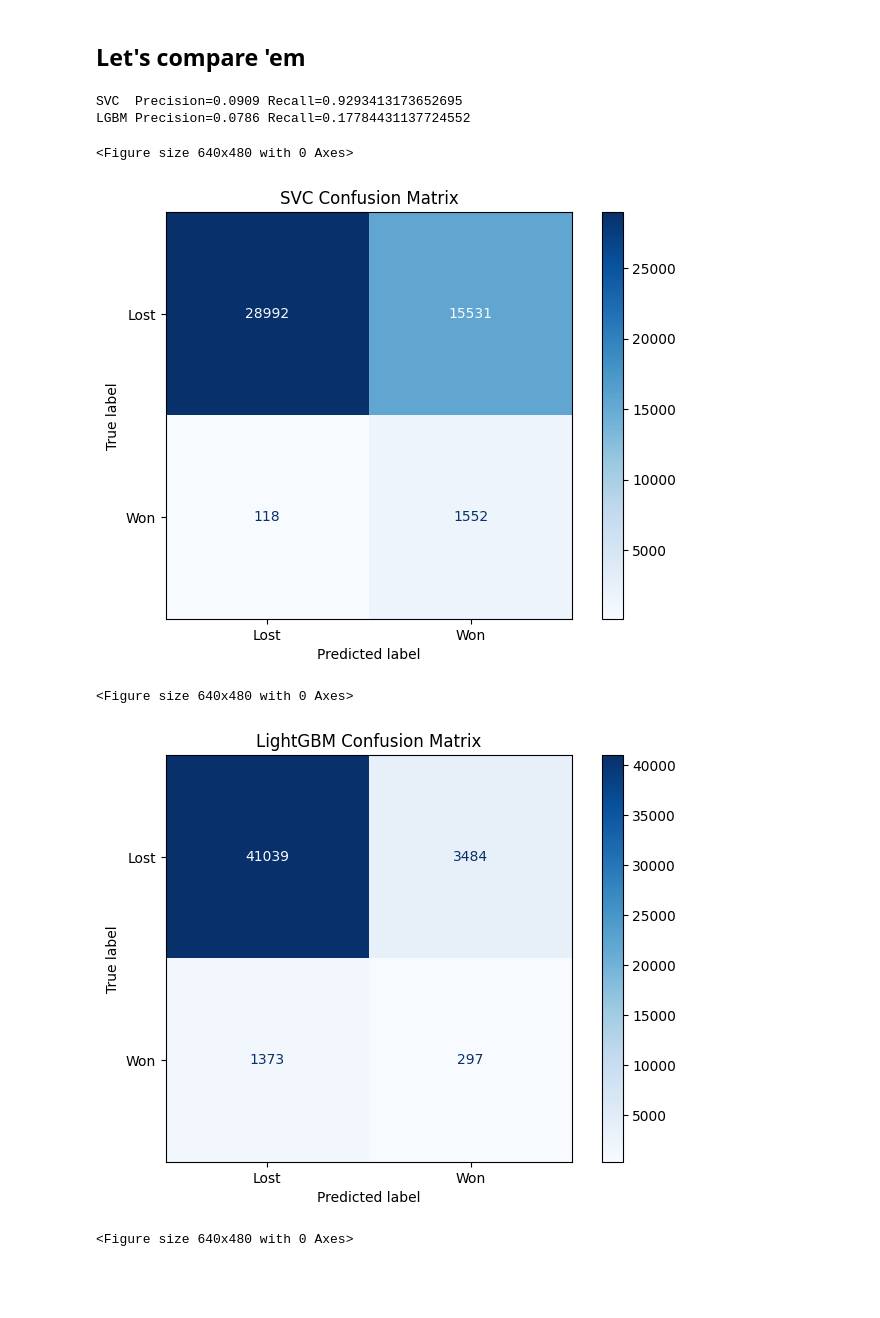
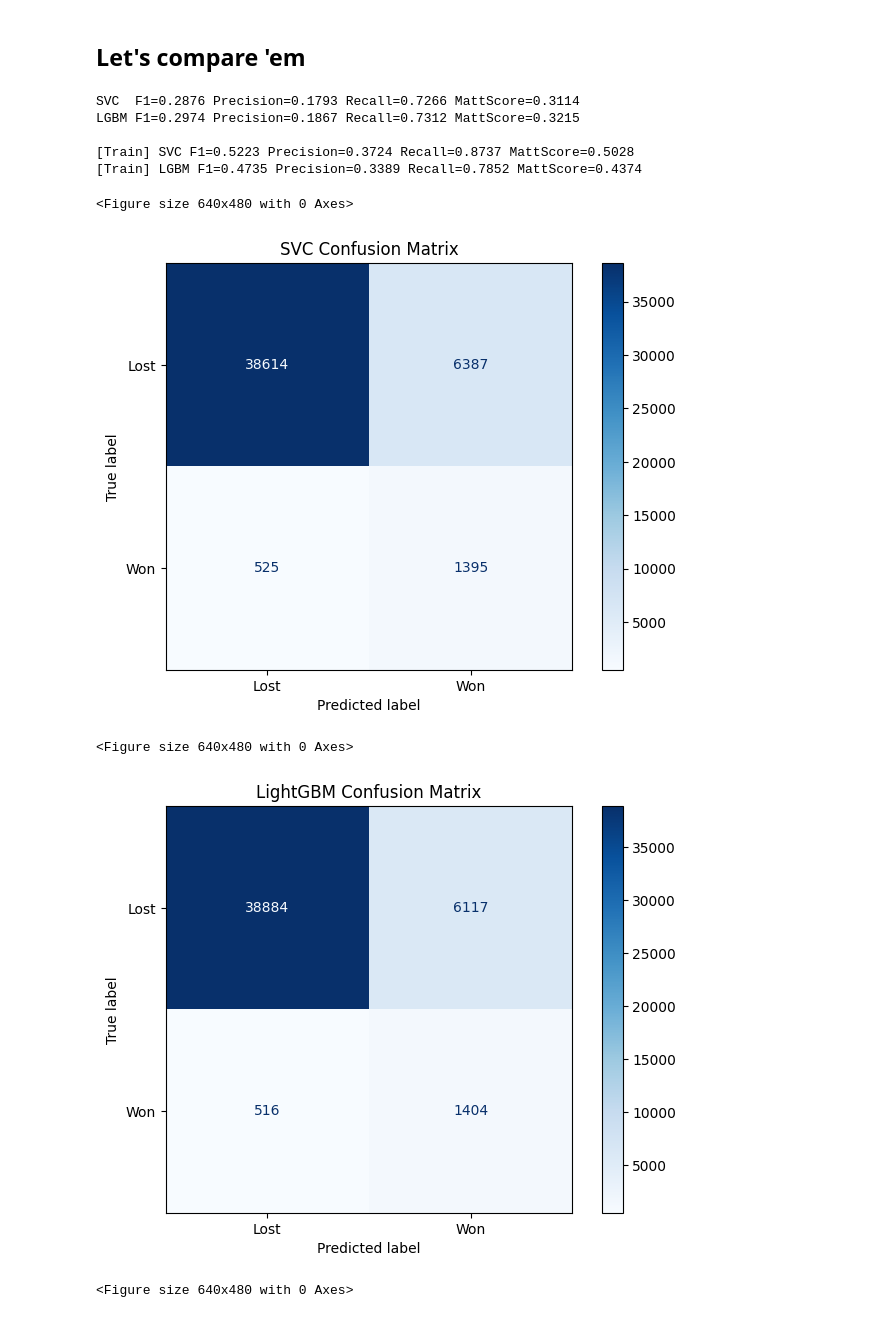
Before and after one commit to viktortsvil/capstone-rg, a Jupyter notebook: svc vs lightgbm.ipynb, the cells around one changed output. Cells and saved outputs as stored; diff of their text form; code cells hidden in the pictures; blank space fills up the shorter version.

```diff
--- a/svc vs lightgbm.ipynb
+++ b/svc vs lightgbm.ipynb
@@ -227,26 +171,28 @@ SVC(class_weight='balanced', kernel='linear', probability=True,
 # get predictions
 test['svc_pred'] = svc.predict(test[train_columns])
 test['svc_proba'] = svc.predict_proba(test[train_columns])[:, 1]
+train['svc_pred'] = svc.predict(train[train_columns])
+train['svc_proba'] = svc.predict_proba(train[train_columns])[:, 1]
 # %% [markdown]
 ## Candidate 2: LightGBM - Random Forest
 # %%
 trial_config = {
   'suggest_float':
     {
-        #'reg_alpha': {'name': 'reg_alpha', 'low': 1e-3, 'high': 10.0, 'log': True},
-        #'reg_lambda': {'name': 'reg_lambda', 'low': 1e-3, 'high': 10.0, 'log': True},
+        'reg_alpha': {'name': 'reg_alpha', 'low': 1e-3, 'high': 10.0, 'log': True},
+        'reg_lambda': {'name': 'reg_lambda', 'low': 1e-3, 'high': 10.0, 'log': True},
         'learning_rate': {'name': 'learning_rate', 'low': 0.001, 'high': 0.1, 'log': True},
-        #'subsample': {'name': 'subsample', 'low': 0.2, 'high': 0.8},
-        #'colsample_bytree': {'name': 'colsample_bytree', 'low': 0.2, 'high': 1},
-        #'min_split_gain': {'name': 'min_split_gain', 'low': 0.01, 'high': 0.7},
-        #'min_child_weight': {'name': 'min_child_weight', 'low': 0.0001, 'high': 0.4, 'log': True},
+        'subsample': {'name': 'subsample', 'low': 0.2, 'high': 1},
+        'colsample_bytree': {'name': 'colsample_bytree', 'low': 0.2, 'high': 1},
+        'min_split_gain': {'name': 'min_split_gain', 'low': 0.01, 'high': 0.7},
+        'min_child_weight': {'name': 'min_child_weight', 'low': 0.0001, 'high': 0.4, 'log': True},
     },
 
   'suggest_int':
     {
         'n_estimators': {'name': 'n_estimators', 'low': 10, 'high': 1000},
         'num_leaves': {'name': 'num_leaves', 'low': 7, 'high': 2047},
-        #'subsample_freq': {'name': 'subsample_freq', 'low': 1, 'high': 100},
+        'subsample_freq': {'name': 'subsample_freq', 'low': 1, 'high': 100},
         'min_child_samples': {'name': 'min_child_samples', 'low': 10, 'high': 2700},
     }
 
@@ -386,4 +333,4 @@ def optimize(data, objective, n_trials):
     return model
 # %%
-lgbm = optimize(train, objective_for_stratified, 40)
+lgbm = optimize(train, val, objective_for_stratified, 40)
 # %% [output]
@@ -407,6 +351,8 @@ lgbm = optimize(train, objective_for_stratified, 40)
 # %%
 test['lgbm_pred'] = lgbm.predict(test[train_columns])
 test['lgbm_proba'] = lgbm.predict_proba(test[train_columns])[:, 1]
+train['lgbm_pred'] = lgbm.predict(train[train_columns])
+train['lgbm_proba'] = lgbm.predict_proba(train[train_columns])[:, 1]
 # %% [markdown]
 ## Let's compare 'em
 # %%
@@ -416,38 +362,69 @@ def plot_confusion_matrix(y_true, y_pred, classes, order, title=None, normalize=
         title = 'Confusion Matrix, Without Normalization'
 
     fig, ax = plt.subplots()
     disp = ConfusionMatrixDisplay.from_predictions(y_true, y_pred, ax=ax, cmap=plt.cm.Blues, labels=order)
     fig.tight_layout()
     ax.set(title=title, xticklabels=classes, yticklabels=classes)
     plt.show()
 
 
 def plot_pr_auc(y_true, y_pred, labels=None, title="PR Curve"):
     plt.clf()
     fig, ax = plt.subplots()
     if labels:
         for label, pred in zip(labels, y_pred):
             precision, recall, _ = precision_recall_curve(y_true, pred)
             pr_auc = auc(recall, precision)
             ax.plot(recall, precision, lw=2, label=f'[{label}] PR curve (area = {pr_auc:.4f})')
     else:
         ax.plot(recall, precision, lw=2, label=f'[Model] PR curve (area = {pr_auc:.4f})')
 
     ax.set(xlabel='Recall', ylabel='Precision', title=title)
     ax.legend(loc='upper right')
     plt.show()
 
 test.target = test.target.astype(int)
-print(f"SVC  Precision={precision_score(test.target, test.svc_pred):.4f} Recall={recall_score(test.target, test.svc_pred)}")
-print(f"LGBM Precision={precision_score(test.target, test.lgbm_pred):.4f} Recall={recall_score(test.target, test.lgbm_pred)}")
+print(
+    f"SVC  "
+    f"F1={f1_score(test.target, test.svc_pred):.4f} "
+    f"Precision={precision_score(test.target, test.svc_pred):.4f} "
+    f"Recall={recall_score(test.target, test.svc_pred):.4f} "
+    f"MattScore={matthews_corrcoef(test.target, test.svc_pred):.4f} "
+)
+print(
+    f"LGBM "
+    f"F1={f1_score(test.target, test.lgbm_pred):.4f} "
+    f"Precision={precision_score(test.target, test.lgbm_pred):.4f} "
+    f"Recall={recall_score(test.target, test.lgbm_pred):.4f} "
+    f"MattScore={matthews_corrcoef(test.target, test.lgbm_pred):.4f} "
+)
+print()
+print(
+    f"[Train] SVC "
+    f"F1={f1_score(train.target, train.svc_pred):.4f} "
+    f"Precision={precision_score(train.target, train.svc_pred):.4f} "
+    f"Recall={recall_score(train.target, train.svc_pred):.4f} "
+    f"MattScore={matthews_corrcoef(train.target, train.svc_pred):.4f} "
+)
+print(
+    f"[Train] LGBM "
+    f"F1={f1_score(train.target, train.lgbm_pred):.4f} "
+    f"Precision={precision_score(train.target, train.lgbm_pred):.4f} "
+    f"Recall={recall_score(train.target, train.lgbm_pred):.4f} "
+    f"MattScore={matthews_corrcoef(train.target, train.lgbm_pred):.4f} "
+)
 plot_confusion_matrix(test.target.astype(int), test.svc_pred, ['Lost', 'Won'], [0, 1], title="SVC Confusion Matrix")
 plot_confusion_matrix(test.target.astype(int), test.lgbm_pred, ['Lost', 'Won'], [0, 1], title="LightGBM Confusion Matrix")
 plot_pr_auc(test.target.astype(int), [test.svc_proba, test.lgbm_proba], labels=['SVC', 'LGBM'])
+plot_pr_auc(train.target.astype(int), [train.svc_proba, train.lgbm_proba], labels=['Train SVC', 'Train LGBM'])
 # %% [output]
-SVC  Precision=0.0909 Recall=0.9293413173652695
-LGBM Precision=0.0786 Recall=0.17784431137724552
+SVC  F1=0.2876 Precision=0.1793 Recall=0.7266 MattScore=0.3114
+LGBM F1=0.2974 Precision=0.1867 Recall=0.7312 MattScore=0.3215
+
+[Train] SVC F1=0.5223 Precision=0.3724 Recall=0.8737 MattScore=0.5028
+[Train] LGBM F1=0.4735 Precision=0.3389 Recall=0.7852 MattScore=0.4374
 <Figure size 640x480 with 0 Axes>
-[figure, old version]
+[figure, new version]
 <Figure size 640x480 with 0 Axes>
-[figure, old version]
+[figure, new version]
 <Figure size 640x480 with 0 Axes>
```
Also changed, not shown: parts of 15 cells of this notebook, 2 other files.
